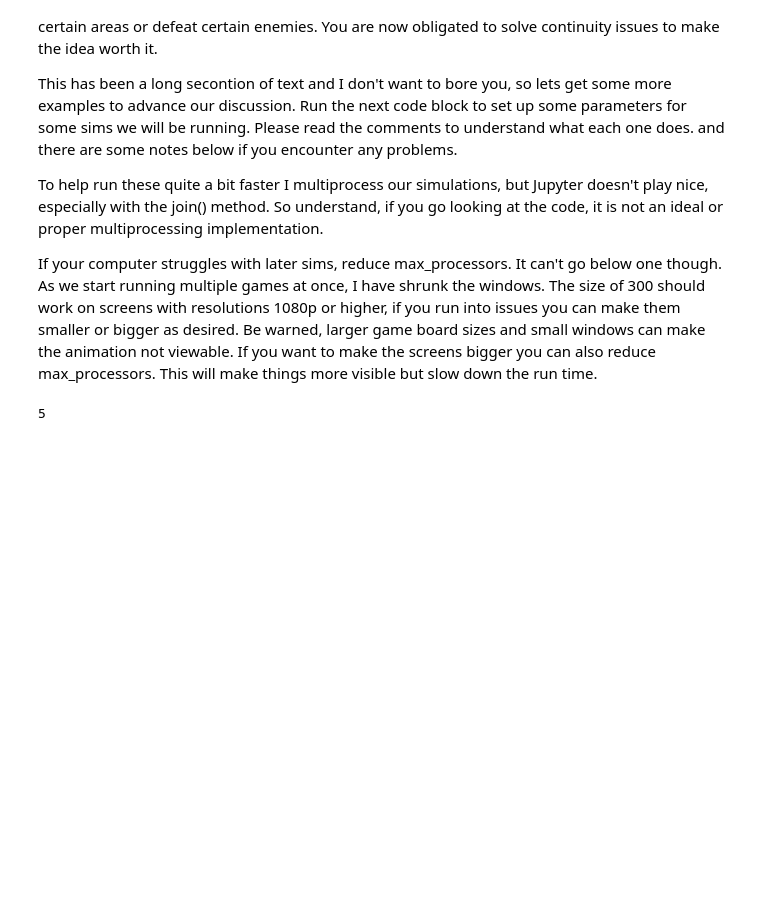
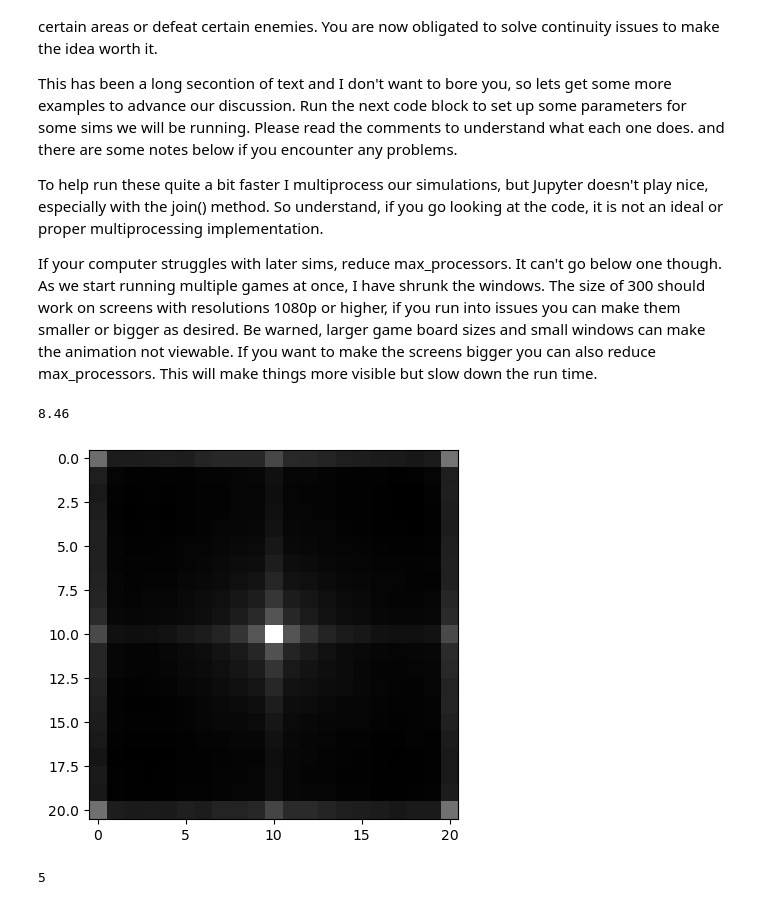
Before and after one commit to CrimsonCognition/VarianceOfBehaviors, a Jupyter notebook: Variance Demo.ipynb, the cells around one changed output. Drawn from its saved outputs; the diff is of its cells as text; code cells hidden in the pictures; blank space fills up the shorter version.

```diff
--- a/Variance Demo.ipynb
+++ b/Variance Demo.ipynb
@@ -328,8 +328,26 @@ game_window_framerate = 60 # The polling rate of the viewer for new frames to dr
 
 window_args = [game_window_size, game_window_framerate]
 
+choosers = [Chooser(5, [1,1,1,1,1], 15)]
+num_samples = 100 # the number of samples to average
+num_games = 100
+num_turns = 100
+rebuild = False
+num_columns = 3
+acceleration = 1.05
+starting_framerate = 121
+
+sim_args = [choosers, num_samples, num_games, num_turns, rebuild, max_processors, num_columns, game_args, window_args, acceleration, starting_framerate]
+
 # The simulation speed is going to exponentially increase to save time, this can look chaotic
-out = sim_1([Chooser(5)], samples=1000, games=10, turns=40, num_process=8, num_column=3, env_args=game_args, window_args=window_args)
+out = sim_1(*sim_args)
+#out = sim_1([Chooser(5)], samples=1000, games=10, turns=40, num_process=8, num_column=3, env_args=game_args, window_args=window_args)
+# %%
+plt.imshow(out[0][4], cmap="gray")
+print(out[0][4].min())
+# %% [output]
+8.46
+[figure, added]
 # %%
 choosers = []
 choosers.append(Chooser(5))
```
Also changed, not shown: 1 other file.
